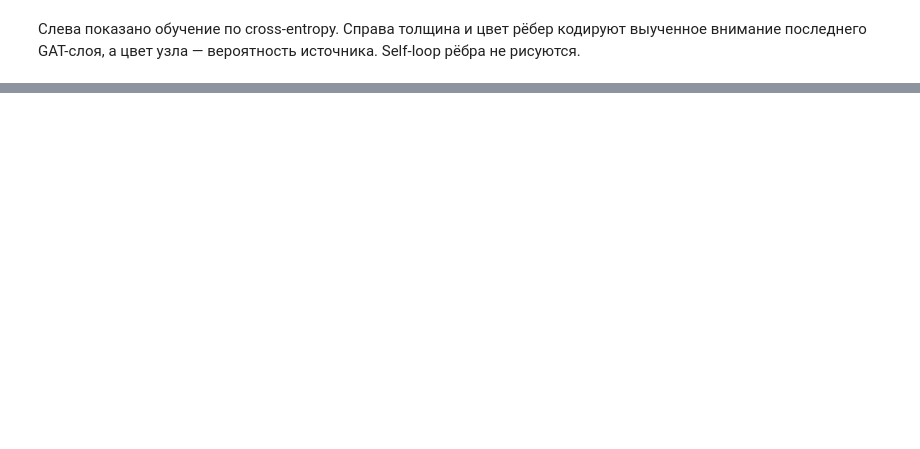
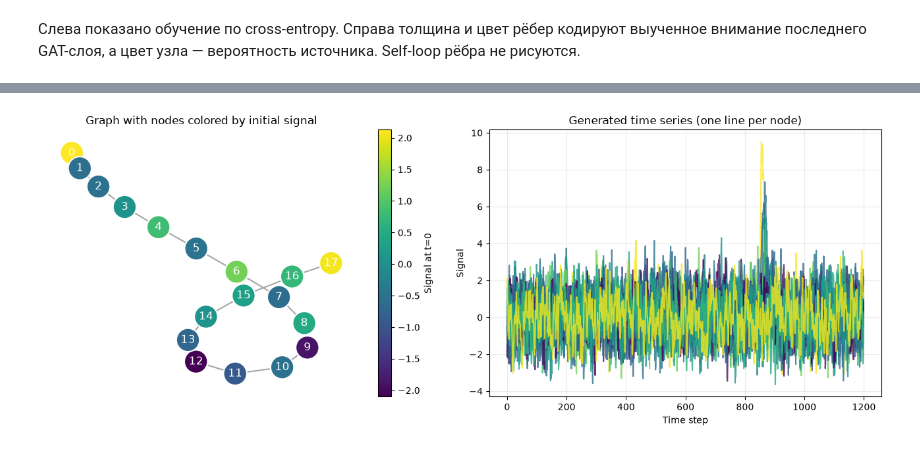
Before and after one commit to D2718281828nis/Extreme-Value-Theory-New-Approach, a Jupyter notebook: demo/evt-educational-demo/notebooks/05_gnn_gat_training.ipynb, the cells around one changed output, grey strips where cells are left out. Saved outputs shown, nothing was run; the diff lists cells and outputs as text; code cells hidden in the pictures; blank space fills up the shorter version.

```diff
--- a/demo/evt-educational-demo/notebooks/05_gnn_gat_training.ipynb
+++ b/demo/evt-educational-demo/notebooks/05_gnn_gat_training.ipynb
@@ -29,0 +120,88 @@ plot_gat_training(samples[0],trace);
+# %%
+raw_data = generate_graph_time_series(source_node=actual_source, seed=100)
+
+# Find a 2D array in the generator output whose dimensions include n_nodes.
+def find_timeseries_arrays(obj, seen=None):
+    if seen is None:
+        seen = set()
+
+    obj_id = id(obj)
+    if obj_id in seen:
+        return []
+    seen.add(obj_id)
+
+    try:
+        arr = np.asarray(obj)
+        if arr.ndim == 2 and n_nodes in arr.shape and arr.shape != features.shape:
+            return [arr]
+    except (TypeError, ValueError):
+        pass
+
+    if isinstance(obj, dict):
+        children = obj.values()
+    elif isinstance(obj, (list, tuple)):
+        children = obj
+    elif hasattr(obj, "__dict__"):
+        children = vars(obj).values()
+    else:
+        children = ()
+
+    found = []
+    for child in children:
+        found.extend(find_timeseries_arrays(child, seen))
+    return found
+
+
+candidates = find_timeseries_arrays(raw_data)
+if not candidates:
+    raise ValueError(
+        "Could not find a raw 2D timeseries array in the generator output. "
+        f"Inspect it with: print(type(raw_data), raw_data)"
+    )
+
+# Prefer the candidate with the most time points.
+raw_series = max(candidates, key=lambda arr: max(arr.shape))
+if raw_series.shape[0] == n_nodes:
+    raw_series = raw_series.T  # normalize to (time, nodes)
+
+initial_signal = raw_series[0]
+signal_norm = Normalize(
+    vmin=float(initial_signal.min()),
+    vmax=float(initial_signal.max()) + 1e-12,
+)
+
+fig, (ax_graph, ax_signal) = plt.subplots(1, 2, figsize=(13, 5))
+
+nx.draw_networkx_edges(graph, positions, ax=ax_graph, edge_color="0.65", width=1.5)
+nx.draw_networkx_nodes(
+    graph, positions, ax=ax_graph,
+    node_color=initial_signal, cmap=cmap,
+    vmin=signal_norm.vmin, vmax=signal_norm.vmax,
+    node_size=650, edgecolors="white", linewidths=1.5,
+)
+nx.draw_networkx_labels(graph, positions, ax=ax_graph, font_color="white")
+ax_graph.set_title("Graph with nodes colored by initial signal")
+ax_graph.axis("off")
+fig.colorbar(
+    plt.cm.ScalarMappable(norm=signal_norm, cmap=cmap),
+    ax=ax_graph, label="Signal at t=0",
+)
+
+for node_id in range(n_nodes):
+    ax_signal.plot(
+        np.arange(raw_series.shape[0]),
+        raw_series[:, node_id],
+        color=cmap(signal_norm(initial_signal[node_id])),
+        alpha=0.8,
+    )
+ax_signal.set(
+    title="Generated time series (one line per node)",
+    xlabel="Time step",
+    ylabel="Signal",
+)
+ax_signal.grid(alpha=0.25)
+
+plt.tight_layout()
+plt.show()
+# %% [output]
+[figure, added]
```
Also changed, not shown: parts of 6 cells of this notebook, 15 other files.
